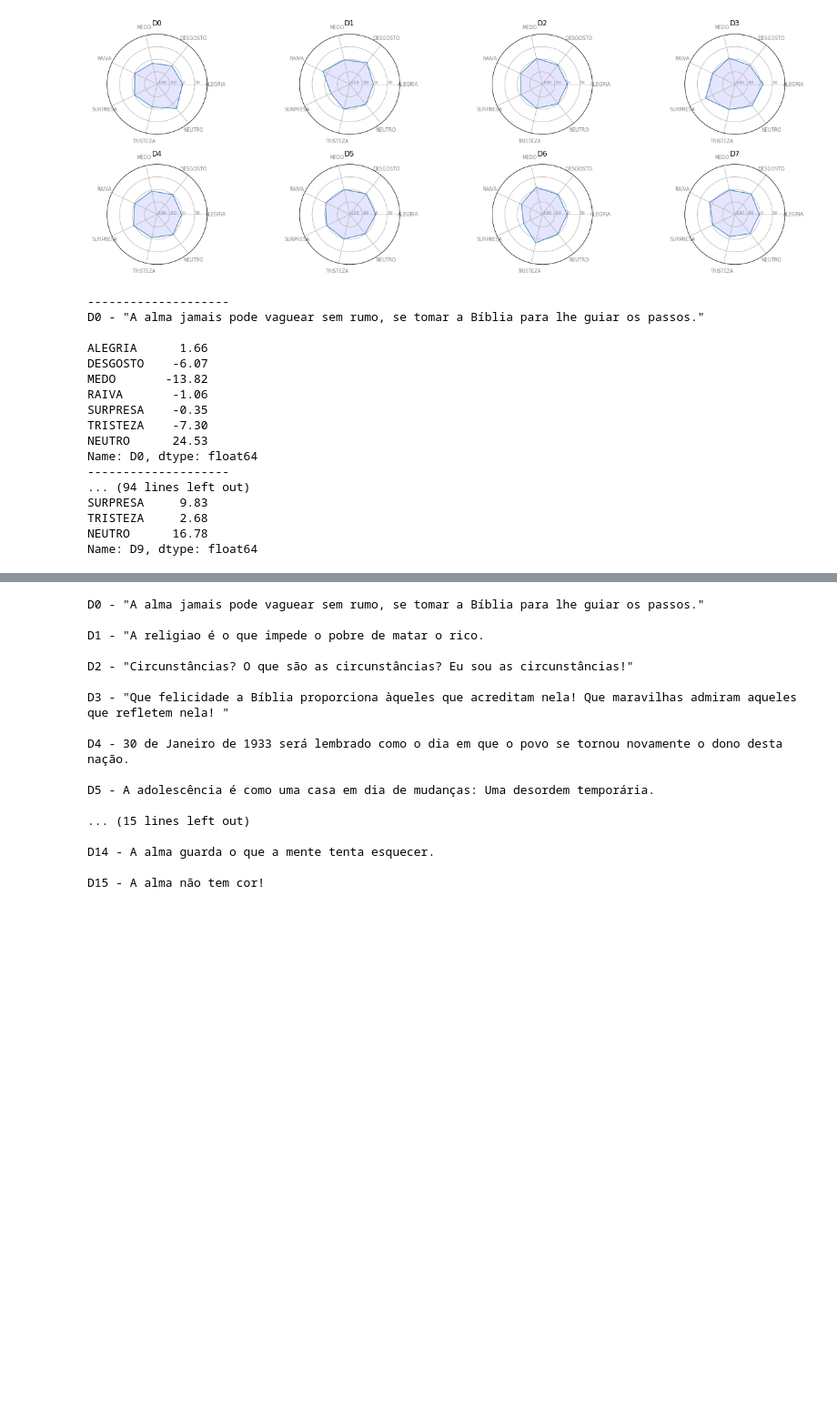
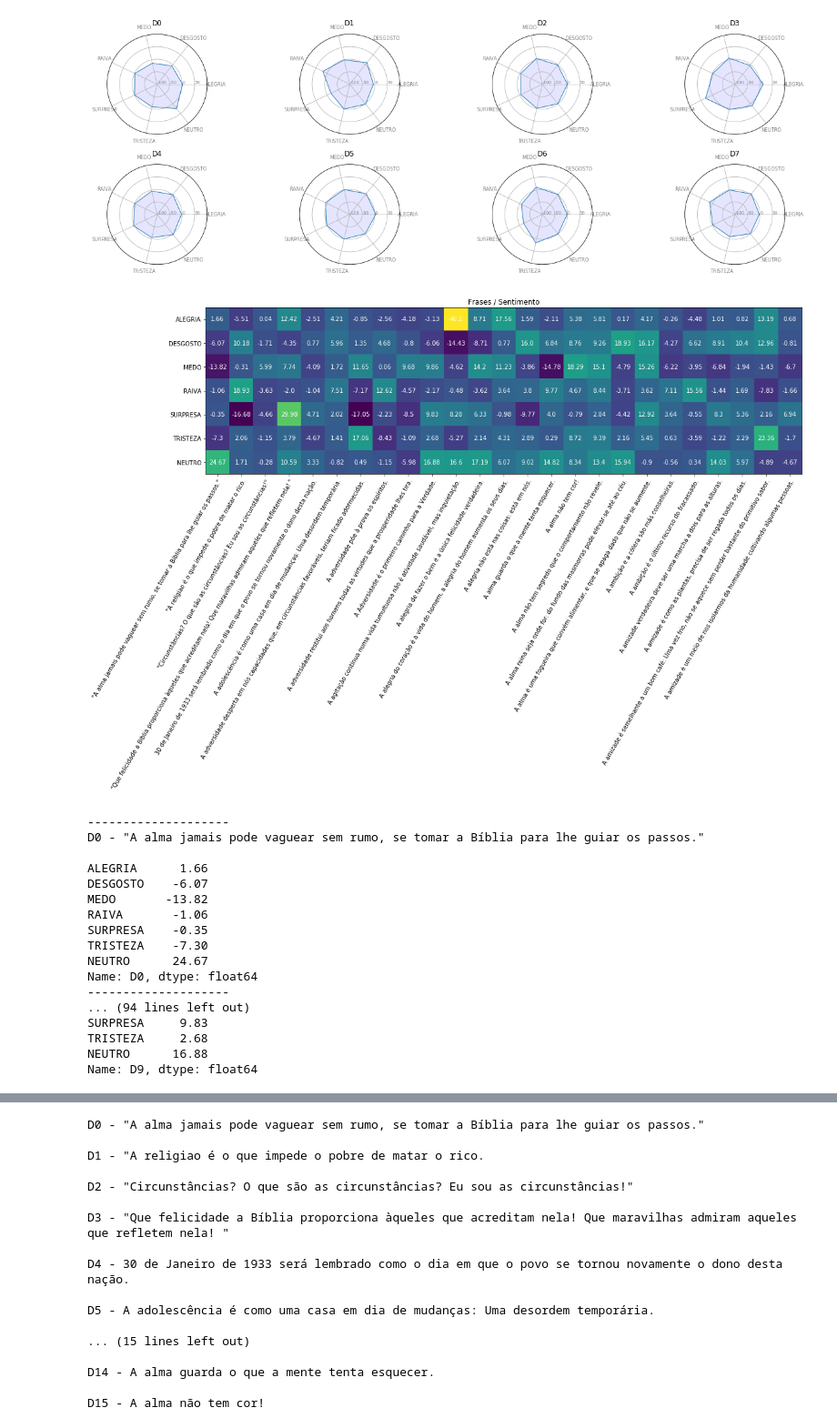
Before and after one commit to rdenadai/sentiment-analysis-2018-president-election, a Jupyter notebook: src/ai/validate.ipynb, the cells around one changed output, grey strips where cells are left out. Shown at 91% size. Drawn from its saved outputs; the diff is of its cells as text; code cells hidden in the pictures; blank space fills up the shorter version.

```diff
--- a/src/ai/validate.ipynb
+++ b/src/ai/validate.ipynb
@@ -16,7 +16,8 @@ np.random.seed(12345)
 
 %matplotlib inline
 # %%
-with open('/home/rdenadai/vagrant/python-dev/sentiment-analysis-2018-president-election/dataset/frases.txt') as h:
+# with open('/home/rdenadai/vagrant/python-dev/sentiment-analysis-2018-president-election/dataset/frases.txt') as h:
+with open('/home/rdenadai/programas/vagrant_img/vagrant.machine.puphpet/projetos/github/sentiment-analysis-2018-president-election/dataset/frases.txt') as h:
     original_phrases = h.readlines()
 original_phrases = original_phrases
 phrases = copy.deepcopy(original_phrases)
@@ -31,10 +32,10 @@ Filtro e finalização...
 Finalizado...
 # %%
 print('Loading emotional words: ')
-emotion_words = load_six_emotions('/home/rdenadai/vagrant/python-dev/sentiment-analysis-2018-president-election/dataset/emocoes')
+emotion_words = load_six_emotions('/home/rdenadai/programas/vagrant_img/vagrant.machine.puphpet/projetos/github/sentiment-analysis-2018-president-election/dataset/emocoes')
 emotion_words_n = load_valence_emotions(
-    '/home/rdenadai/vagrant/python-dev/sentiment-analysis-2018-president-election/dataset/emocoes/oplexicon_v3.0/lexico_v3.0.txt',
-    '/home/rdenadai/vagrant/python-dev/sentiment-analysis-2018-president-election/dataset/emocoes/SentiLex-PT02/SentiLex-flex-PT02.txt'
+    '/home/rdenadai/programas/vagrant_img/vagrant.machine.puphpet/projetos/github/sentiment-analysis-2018-president-election/dataset/emocoes/oplexicon_v3.0/lexico_v3.0.txt',
+    '/home/rdenadai/programas/vagrant_img/vagrant.machine.puphpet/projetos/github/sentiment-analysis-2018-president-election/dataset/emocoes/SentiLex-PT02/SentiLex-flex-PT02.txt'
 )
 emotion_words['NEUTRO'] = emotion_words_n['NEUTRO']
 
@@ -102,6 +103,37 @@ D6 - A adversidade desperta em nós capacidades que, em circunstâncias favoráv
 
 D7 - A adversidade põe à prova os espíritos.
 [figure]
+# %%
+N = 25
+
+categories = list(df)
+k_phrases = original_phrases[:N] # [f'D{i}' for i in range(len(original_phrases[:N]))]
+values = df[:N].values.T
+
+fig, ax = plt.subplots(1, 1, figsize=(17, 17))
+im = ax.imshow(values)
+
+# We want to show all ticks...
+ax.set_xticks(np.arange(len(k_phrases)))
+ax.set_yticks(np.arange(len(categories)))
+# ... and label them with the respective list entries
+ax.set_xticklabels(k_phrases)
+ax.set_yticklabels(categories)
+
+# Rotate the tick labels and set their alignment.
+plt.setp(ax.get_xticklabels(), rotation=60, ha="right", rotation_mode="anchor")
+
+# Loop over data dimensions and create text annotations.
+for j in range(len(categories)):
+    for i in range(len(k_phrases)):
+        text = ax.text(i, j, values[j, i],
+                       ha="center", va="center", color="w")
+
+ax.set_title("Frases / Sentimento")
+fig.tight_layout()
+plt.show()
+# %% [output]
+[figure, added]
 # %%
 for i, frase in enumerate(original_phrases[:10]):
     print('-' * 20)
@@ -117,13 +149,13 @@ MEDO       -13.82
 RAIVA       -1.06
 SURPRESA    -0.35
 TRISTEZA    -7.30
-NEUTRO      24.53
+NEUTRO      24.67
 Name: D0, dtype: float64
 --------------------
 ... (94 lines left out)
 SURPRESA     9.83
 TRISTEZA     2.68
-NEUTRO      16.78
+NEUTRO      16.88
 Name: D9, dtype: float64
 # %%
 print('Loading emotional words: ')
```
Also changed, not shown: parts of 8 cells of this notebook.
